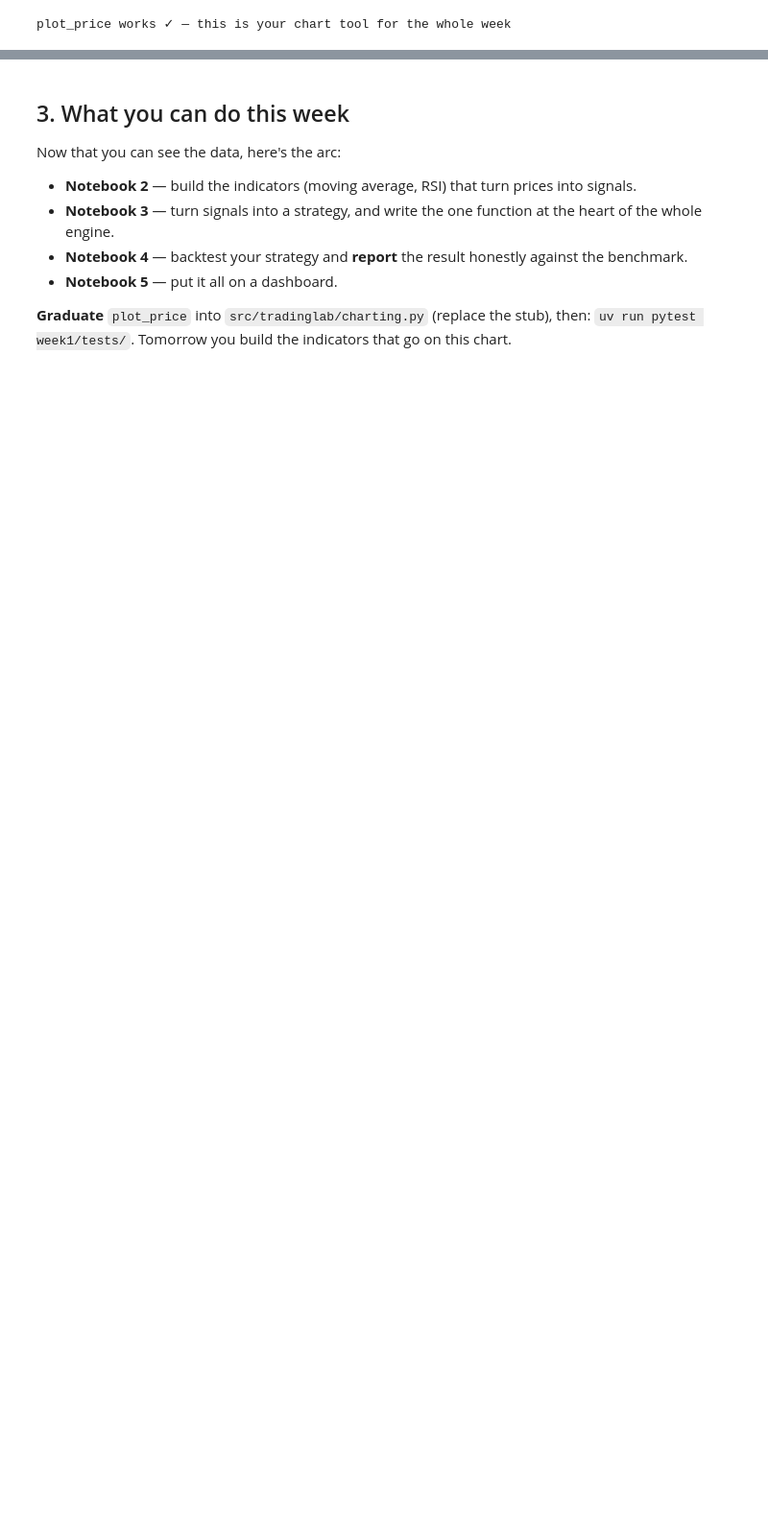
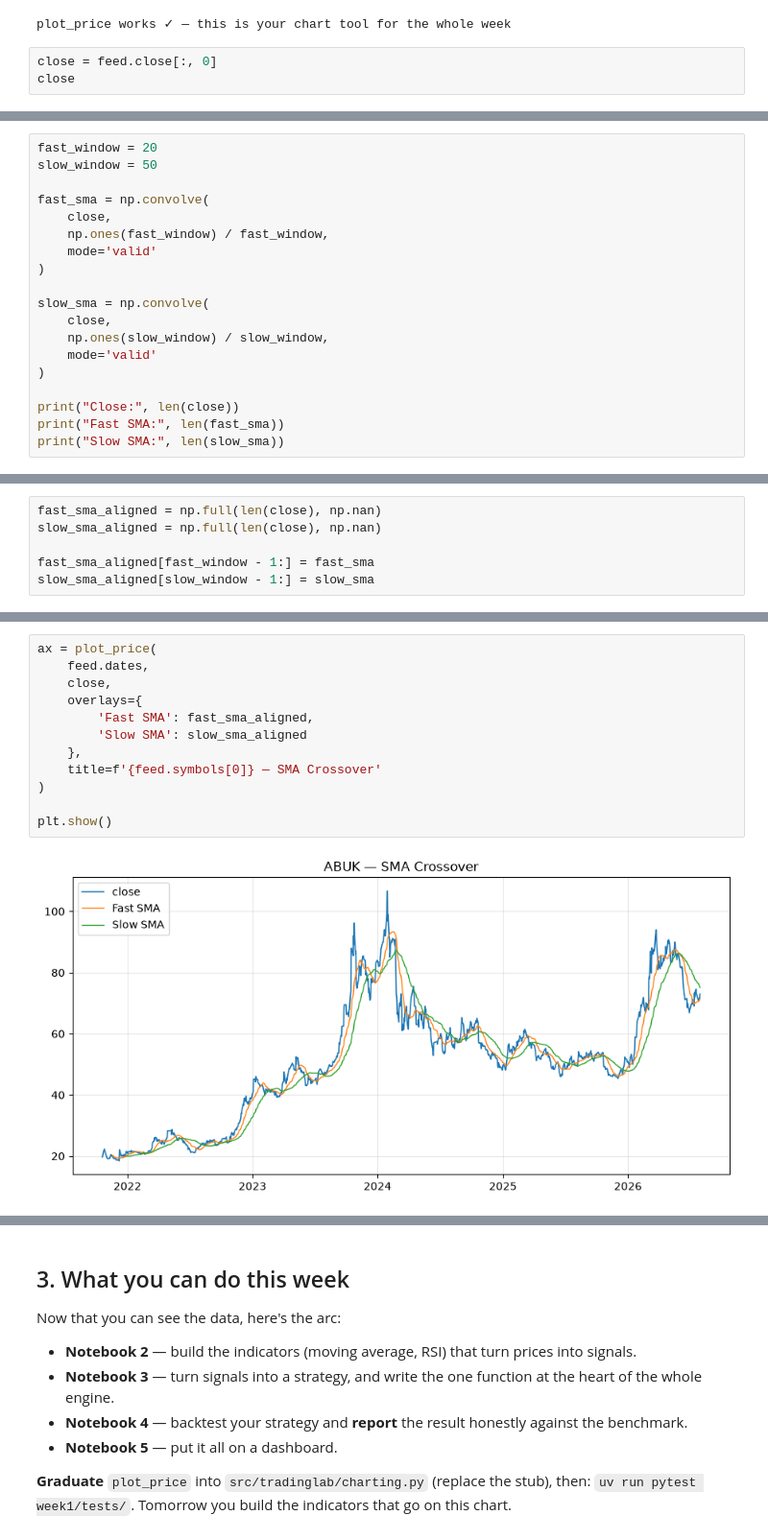
Before and after one commit to AhmedRajaie/2026-carina, a Jupyter notebook: week1/01-setup-and-data/notebook.ipynb, the cells around one changed output, grey strips where cells are left out. Shown at 96% size. Cells and saved outputs as stored; diff of their text form; blank space fills up the shorter version.

```diff
--- a/week1/01-setup-and-data/notebook.ipynb
+++ b/week1/01-setup-and-data/notebook.ipynb
@@ -77,3 +78,6 @@ print('plot_price works ✓ — this is your chart tool for the whole week')
 # %% [output]
 [figure]
 plot_price works ✓ — this is your chart tool for the whole week
+# %%
+close = feed.close[:, 0]
+close
@@ -79,0 +87,19 @@ plot_price works ✓ — this is your chart tool for the whole week
+# %%
+fast_window = 20
+slow_window = 50
+
+fast_sma = np.convolve(
+    close,
+    np.ones(fast_window) / fast_window,
+    mode='valid'
+)
+
+slow_sma = np.convolve(
+    close,
+    np.ones(slow_window) / slow_window,
+    mode='valid'
+)
+
+print("Close:", len(close))
+print("Fast SMA:", len(fast_sma))
+print("Slow SMA:", len(slow_sma))
@@ -79,0 +110,6 @@ plot_price works ✓ — this is your chart tool for the whole week
+# %%
+fast_sma_aligned = np.full(len(close), np.nan)
+slow_sma_aligned = np.full(len(close), np.nan)
+
+fast_sma_aligned[fast_window - 1:] = fast_sma
+slow_sma_aligned[slow_window - 1:] = slow_sma
@@ -79,0 +124,14 @@ plot_price works ✓ — this is your chart tool for the whole week
+# %%
+ax = plot_price(
+    feed.dates,
+    close,
+    overlays={
+        'Fast SMA': fast_sma_aligned,
+        'Slow SMA': slow_sma_aligned
+    },
+    title=f'{feed.symbols[0]} — SMA Crossover'
+)
+
+plt.show()
+# %% [output]
+[figure, added]
```
Also changed, not shown: parts of 16 cells of this notebook, 2 other files.
